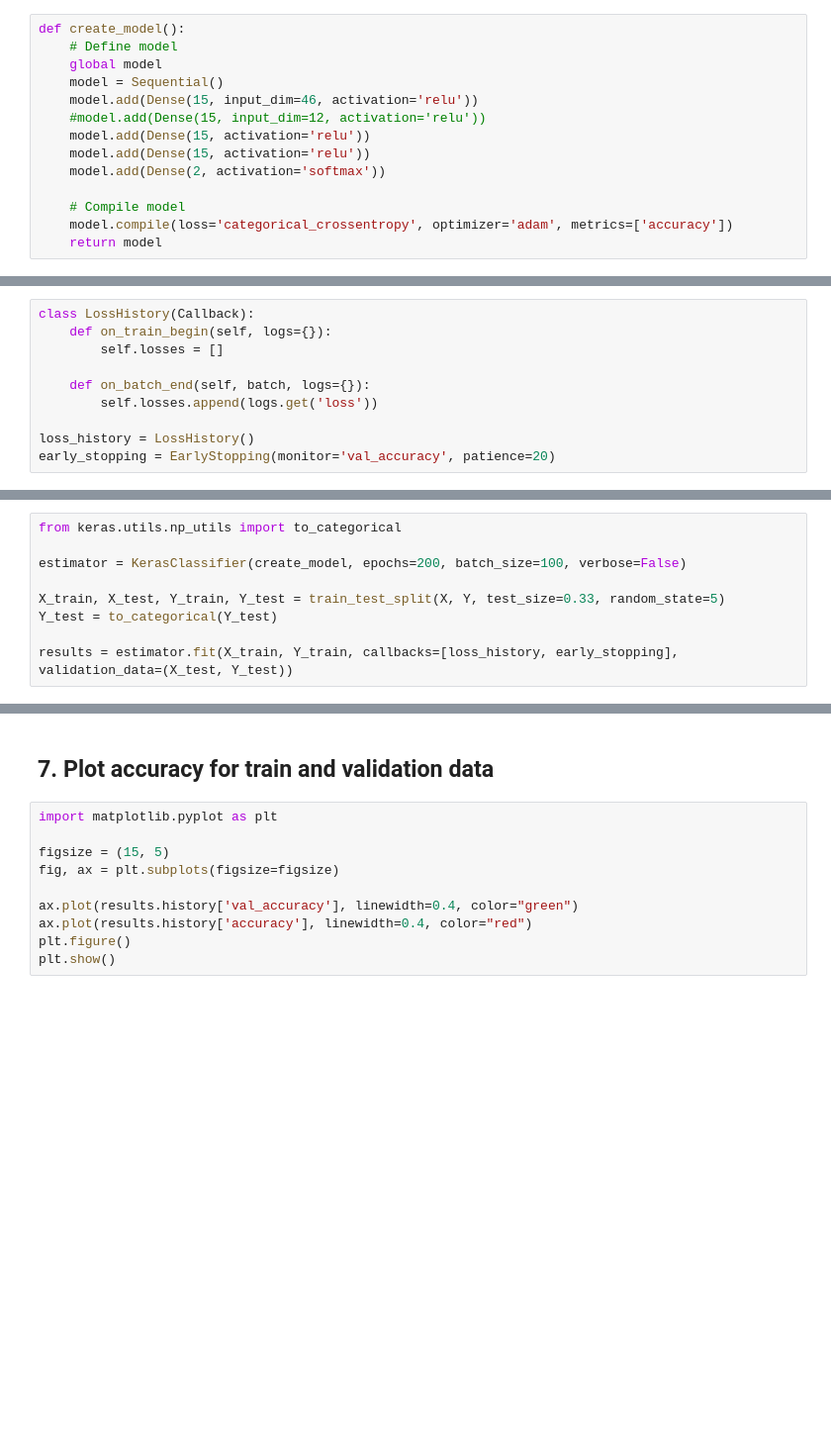
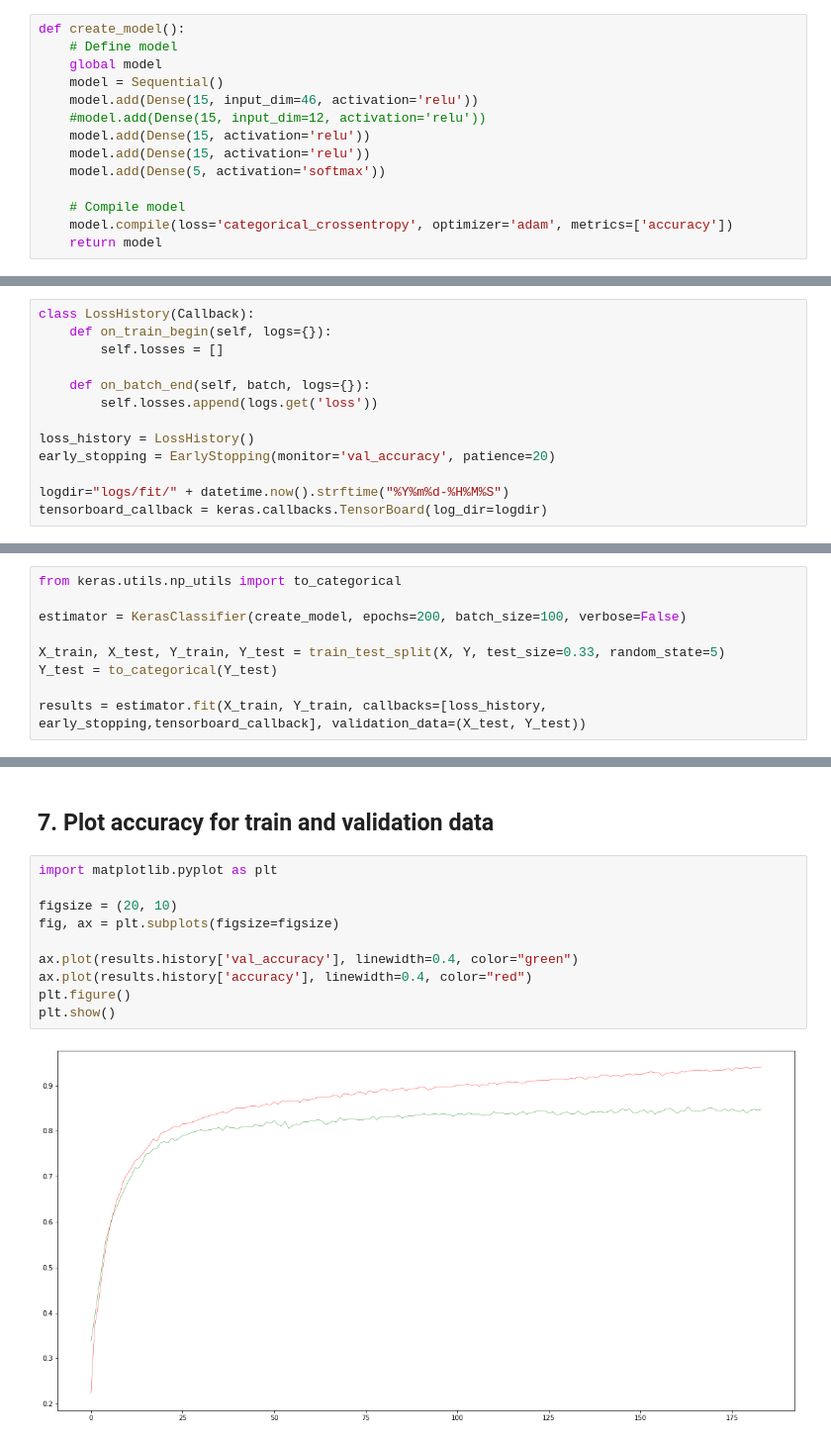
Before and after one commit to MikaPower/ai_ping_pong, a Jupyter notebook: notebook3540fc5853.ipynb, the cells around one changed output, grey strips where cells are left out. Shown: that part at 99% size. Drawn from its saved outputs; the diff is of its cells as text; blank space fills up the shorter version.

Commit message:
created three neural networks, Created ML Models

```diff
--- a/notebook3540fc5853.ipynb
+++ b/notebook3540fc5853.ipynb
@@ -52,7 +54,7 @@ def create_model():
     #model.add(Dense(15, input_dim=12, activation='relu'))
     model.add(Dense(15, activation='relu'))
     model.add(Dense(15, activation='relu'))
-    model.add(Dense(2, activation='softmax'))
+    model.add(Dense(5, activation='softmax'))
 
     # Compile model
     model.compile(loss='categorical_crossentropy', optimizer='adam', metrics=['accuracy'])
@@ -69,6 +71,9 @@ class LossHistory(Callback):
 
 loss_history = LossHistory()
 early_stopping = EarlyStopping(monitor='val_accuracy', patience=20)
+
+logdir="logs/fit/" + datetime.now().strftime("%Y%m%d-%H%M%S")
+tensorboard_callback = keras.callbacks.TensorBoard(log_dir=logdir)
 # %% [markdown]
 ## 5. Assemble classifier and train it
 # %%
@@ -79,5 +84,5 @@ estimator = KerasClassifier(create_model, epochs=200, batch_size=100, verbose=Fa
 X_train, X_test, Y_train, Y_test = train_test_split(X, Y, test_size=0.33, random_state=5)
 Y_test = to_categorical(Y_test)
 
-results = estimator.fit(X_train, Y_train, callbacks=[loss_history, early_stopping], validation_data=(X_test, Y_test))
+results = estimator.fit(X_train, Y_train, callbacks=[loss_history, early_stopping,tensorboard_callback], validation_data=(X_test, Y_test))
 # %% [output]
@@ -96,10 +102,12 @@ print("Baseline on test data: %.2f%% (%.2f%%)" % (cv_results.mean()*100, cv_resu
 # %%
 import matplotlib.pyplot as plt
 
-figsize = (15, 5)
+figsize = (20, 10)
 fig, ax = plt.subplots(figsize=figsize)
 
 ax.plot(results.history['val_accuracy'], linewidth=0.4, color="green")
 ax.plot(results.history['accuracy'], linewidth=0.4, color="red")
 plt.figure()
 plt.show()
+# %% [output]
+[figure, added]
```
Also changed, not shown: parts of 4 cells of this notebook, 24 other files.
